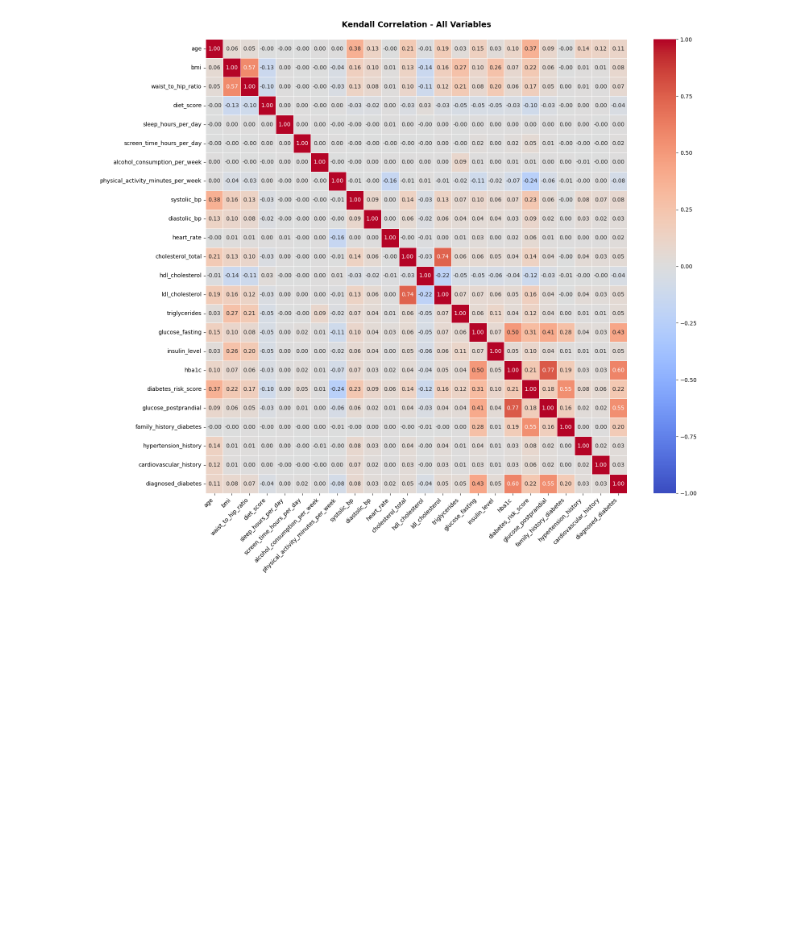
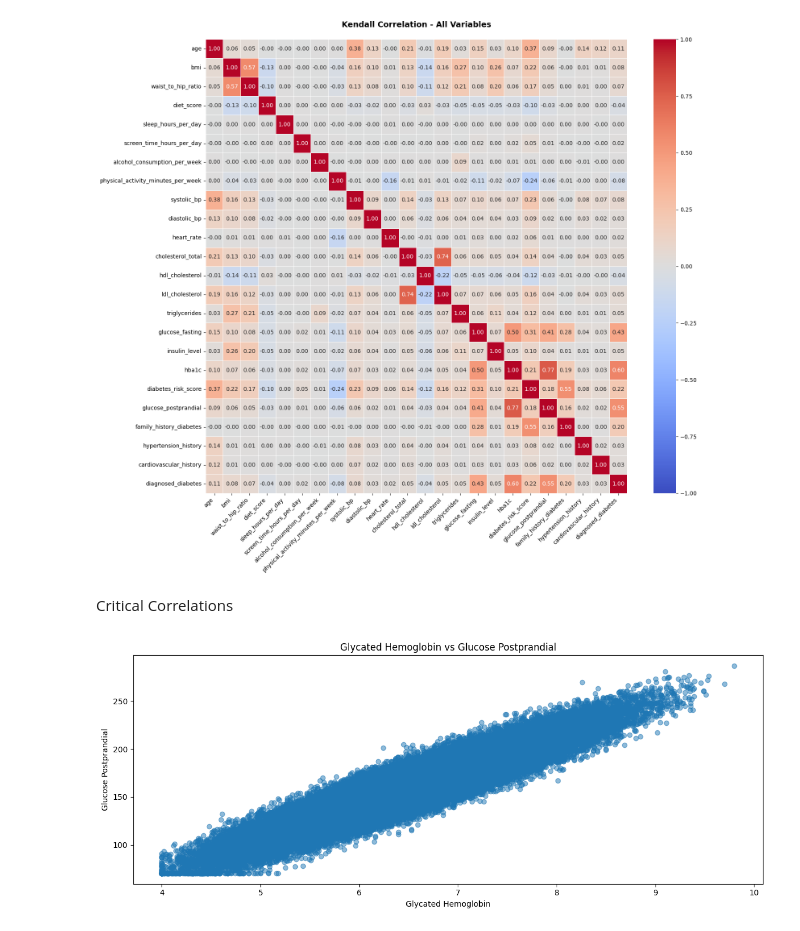
Before and after one commit to tpsilva22/teabetes, a Jupyter notebook: notebooks/correlations.ipynb, the cells around one changed output. Saved outputs shown, nothing was run; the diff lists cells and outputs as text; code cells hidden in the pictures; blank space fills up the shorter version.

Commit message:
feat: Create critical correlation's graphics

```diff
--- a/notebooks/correlations.ipynb
+++ b/notebooks/correlations.ipynb
@@ -109,3 +110,16 @@ plt.tight_layout()
 plt.show()
 # %% [output]
 [figure]
+# %% [markdown]
+Critical Correlations
+# %%
+# HbA1c vs Glucose Postprandial
+plt.figure(figsize=(12, 5))
+plt.scatter(diabetes["hba1c"], diabetes["glucose_postprandial"], alpha=0.5)
+plt.title("Glycated Hemoglobin vs Glucose Postprandial")
+plt.xlabel("Glycated Hemoglobin")
+plt.ylabel("Glucose Postprandial")
+plt.tight_layout()
+plt.show()
+# %% [output]
+[figure, added]
```
Also changed, not shown: parts of 6 cells of this notebook.
